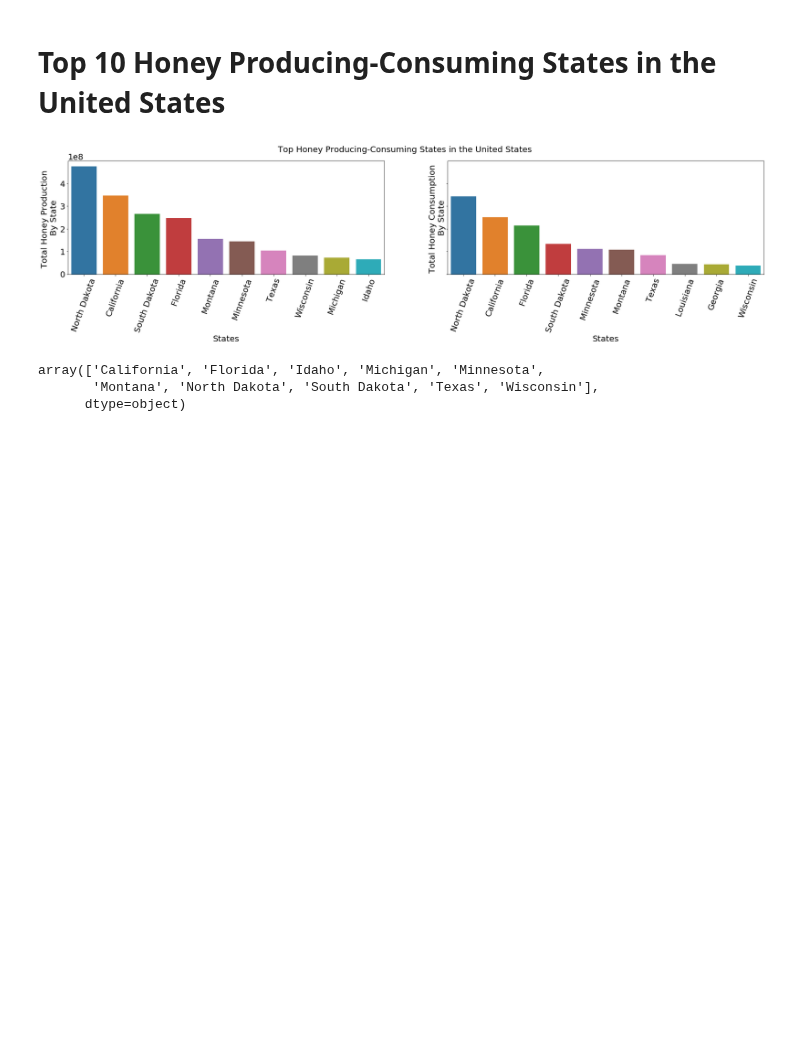
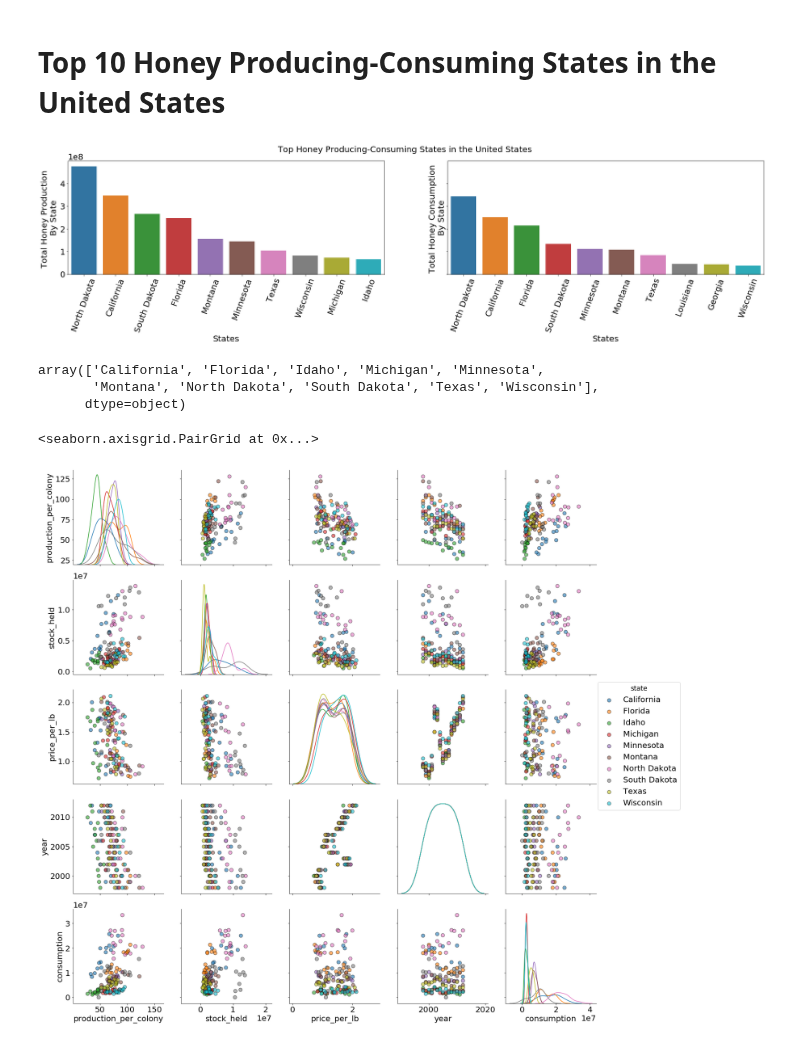
Before and after one commit to sominw/Kaggle, a Jupyter notebook: HoneyProductionDataset/HoneyProductionViz.ipynb, the cells around one changed output. Saved outputs shown, nothing was run; the diff lists cells and outputs as text; code cells hidden in the pictures; blank space fills up the shorter version.

Commit message:
Pairplots with KDE

```diff
--- a/HoneyProductionDataset/HoneyProductionViz.ipynb
+++ b/HoneyProductionDataset/HoneyProductionViz.ipynb
@@ -165,0 +166,7 @@ sns.pairplot(data_topProd_states, hue='state')
+# %%
+sns.pairplot(data_topProd_states, hue='state',
+            diag_kind = 'kde', plot_kws = {'alpha': 0.6, 's': 80, 'edgecolor': 'k'},
+            size=4, vars = ['production_per_colony','stock_held','price_per_lb','year','consumption'])
+# %% [output]
+<seaborn.axisgrid.PairGrid at 0x...>
+[figure, added]
```
Also changed, not shown: parts of 2 cells of this notebook.
